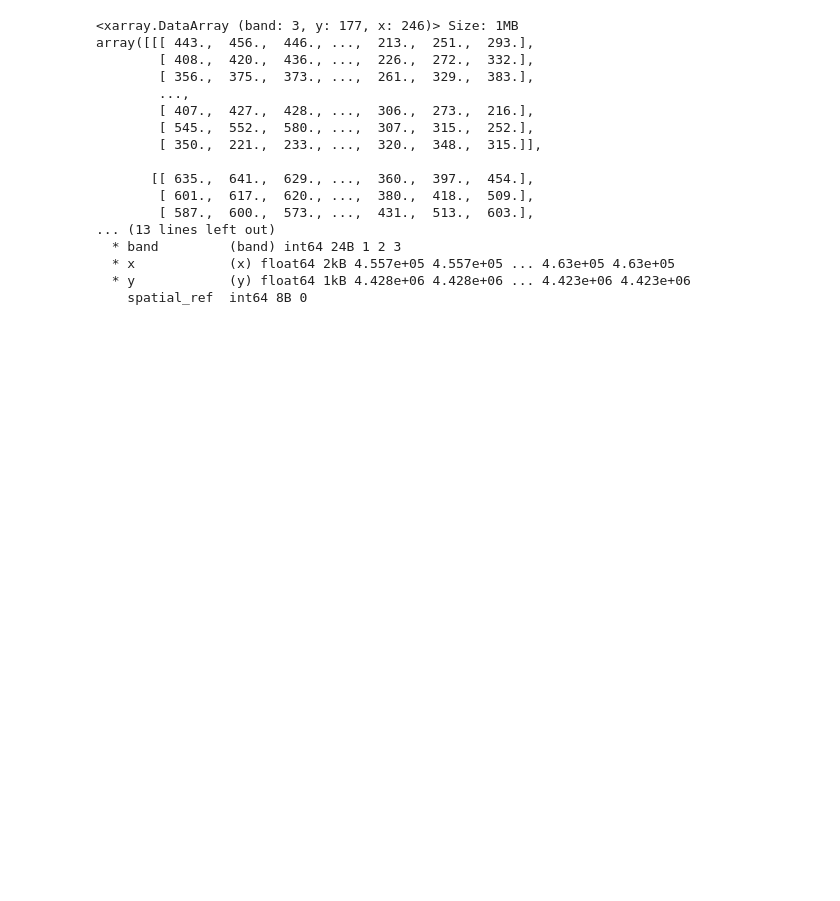
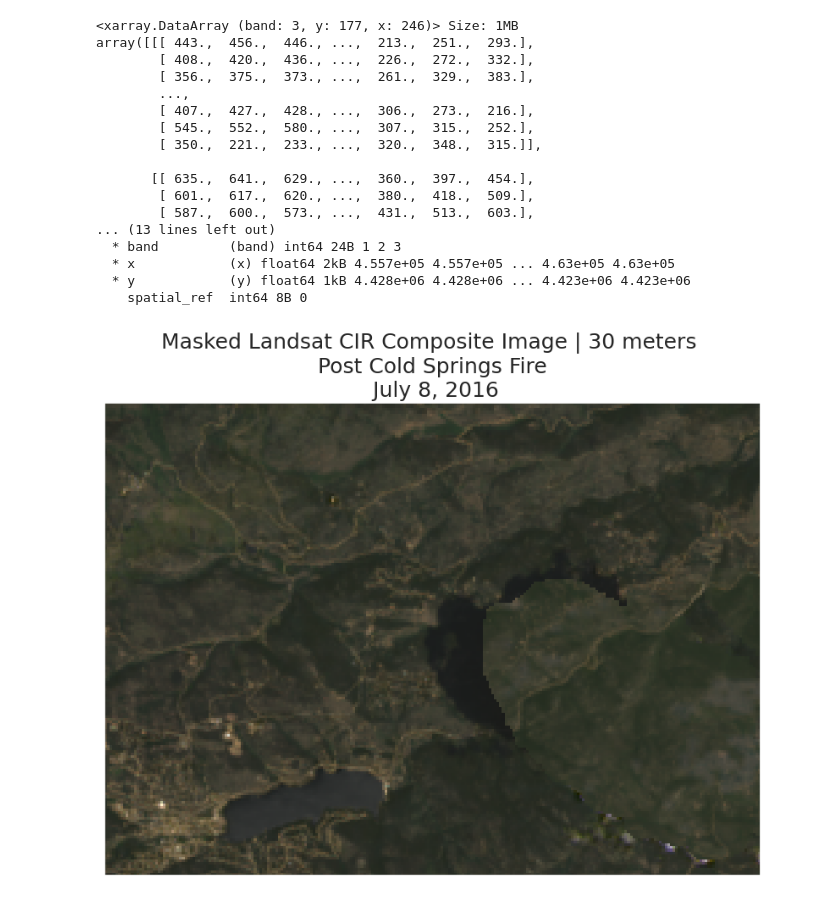
Before and after one commit to TC-YP/gisc606-lab5, a Jupyter notebook: Exercises/replace.ipynb, the cells around one changed output. Drawn from its saved outputs; the diff is of its cells as text; code cells hidden in the pictures; blank space fills up the shorter version.

```diff
--- a/Exercises/replace.ipynb
+++ b/Exercises/replace.ipynb
@@ -219,3 +216,10 @@ array([[[ 443.,  456.,  446., ...,  213.,  251.,  293.],
   * x            (x) float64 2kB 4.557e+05 4.557e+05 ... 4.63e+05 4.63e+05
   * y            (y) float64 1kB 4.428e+06 4.428e+06 ... 4.423e+06 4.423e+06
     spatial_ref  int64 8B 0
+# %%
+ep.plot_rgb(lndst_pre_clds_filled.values,
+            rgb=[2, 1, 0],
+            title="Masked Landsat CIR Composite Image | 30 meters \n Post Cold Springs Fire \n July 8, 2016")
+plt.show()
+# %% [output]
+[figure, added]
```
Also changed, not shown: parts of 1 cell of this notebook.
